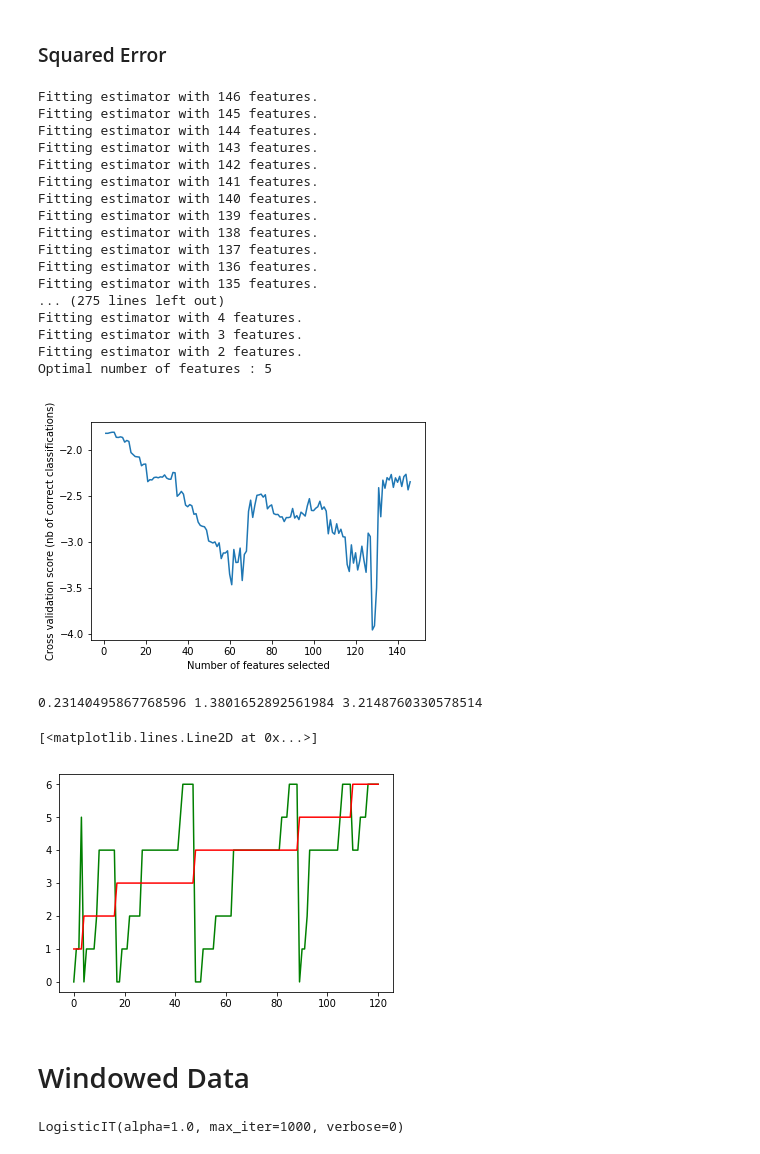
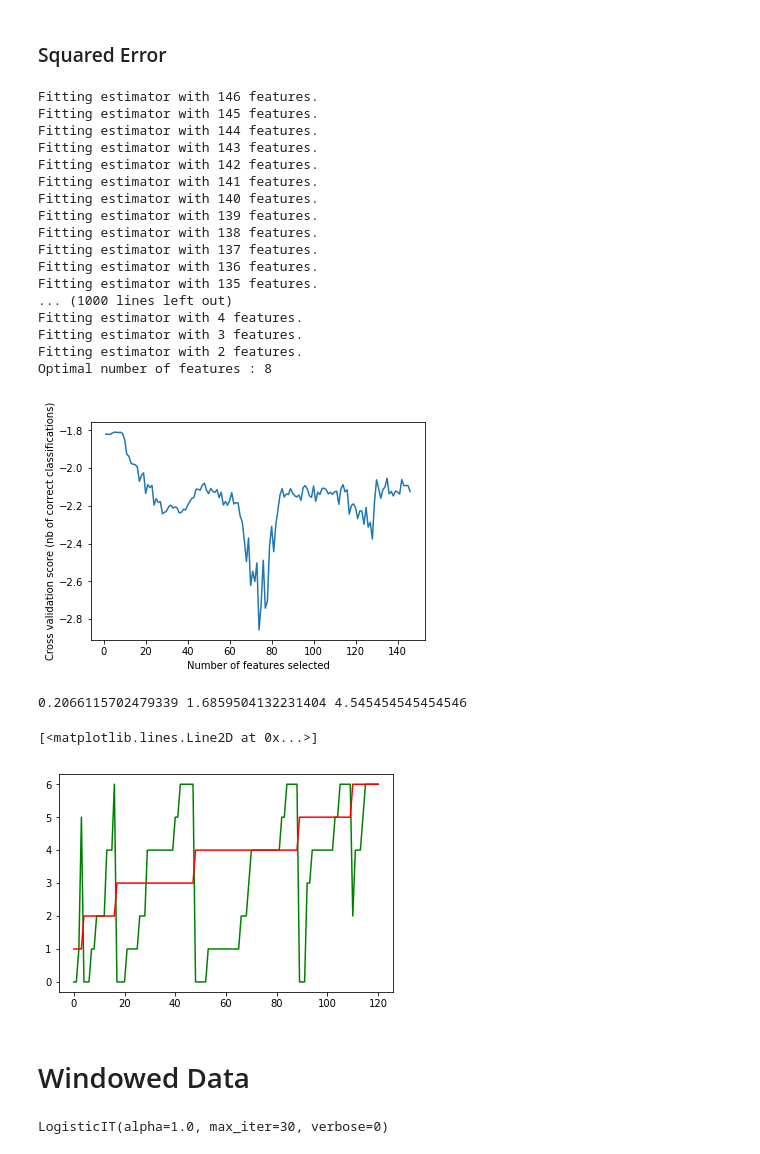
Before and after one commit to Didanny/EECE-499-Emotion-Recognition, a Jupyter notebook: Python Code/Logistic Reg/Ordinal Logistic Regression (IT)/Arousal.ipynb, the cells around one changed output. Drawn from its saved outputs; the diff is of its cells as text; code cells hidden in the pictures.

```diff
--- a/Python Code/Logistic Reg/Ordinal Logistic Regression (IT)/Arousal.ipynb
+++ b/Python Code/Logistic Reg/Ordinal Logistic Regression (IT)/Arousal.ipynb
@@ -143,36 +143,36 @@ plt.plot(sorted(y_test), color='red')
 # %%
 classifier = m.LogisticIT()
 
-rfecv = RFECV(estimator=classifier, step=1, cv=StratifiedKFold(2), scoring='neg_mean_squared_error', verbose=1)
+rfecv = RFECV(estimator=classifier, step=1, cv=StratifiedKFold(7), scoring='neg_mean_squared_error', verbose=1)
 X_new = rfecv.fit_transform(X, y)
 
 print("Optimal number of features : %d" % rfecv.n_features_)
 
 # Plot number of features VS. cross-validation scores
 plt.figure()
 plt.xlabel("Number of features selected")
 plt.ylabel("Cross validation score (nb of correct classifications)")
 plt.plot(range(1, len(rfecv.grid_scores_) + 1), rfecv.grid_scores_)
 plt.show()
 # %% [output]
 Fitting estimator with 146 features.
 Fitting estimator with 145 features.
 Fitting estimator with 144 features.
 Fitting estimator with 143 features.
 Fitting estimator with 142 features.
 Fitting estimator with 141 features.
 Fitting estimator with 140 features.
 Fitting estimator with 139 features.
 Fitting estimator with 138 features.
 Fitting estimator with 137 features.
 Fitting estimator with 136 features.
 Fitting estimator with 135 features.
-... (275 lines left out)
+... (1000 lines left out)
 Fitting estimator with 4 features.
 Fitting estimator with 3 features.
 Fitting estimator with 2 features.
-Optimal number of features : 5
+Optimal number of features : 8
-[figure, old version]
+[figure, new version]
 # %%
 X_train, X_test, y_train, y_test = train_test_split(X_new, y, test_size = 0.20, random_state = 42)
 
@@ -188,7 +188,7 @@ rmse = mean_squared_error(y_test, y_pred)
 # %%
 print(accuracy, mae, rmse)
 # %% [output]
-0.23140495867768596 1.3801652892561984 3.2148760330578514
+0.2066115702479339 1.6859504132231404 4.545454545454546
 # %%
 y_new = sort_list(y_pred, y_test)
 
@@ -196,7 +196,7 @@ plt.plot(y_new, color='green')
 plt.plot(sorted(y_test), color='red')
 # %% [output]
 [<matplotlib.lines.Line2D at 0x...>]
-[figure, old version]
+[figure, new version]
 # %% [markdown]
 # Windowed Data
 # %%
@@ -211,10 +211,10 @@ standard_scaler = StandardScaler()
 X_train = standard_scaler.fit_transform(X_train)
 X_test = standard_scaler.transform(X_test)
 # %%
-classifier = m.LogisticIT()
+classifier = m.LogisticIT(max_iter=30)
 classifier.fit(X_train, y_train)
 # %% [output]
-LogisticIT(alpha=1.0, max_iter=1000, verbose=0)
+LogisticIT(alpha=1.0, max_iter=30, verbose=0)
 # %%
 y_pred = classifier.predict(X_test)
 # %%
```
Also changed, not shown: parts of 8 cells of this notebook, 5 other files.
